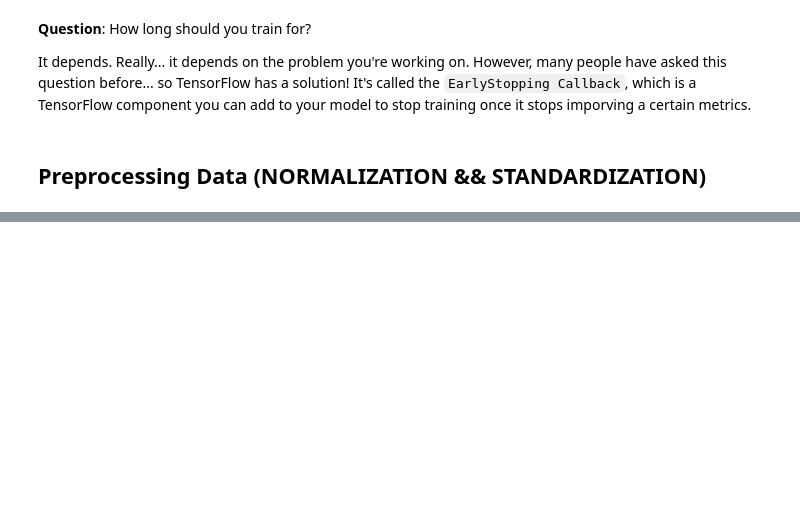
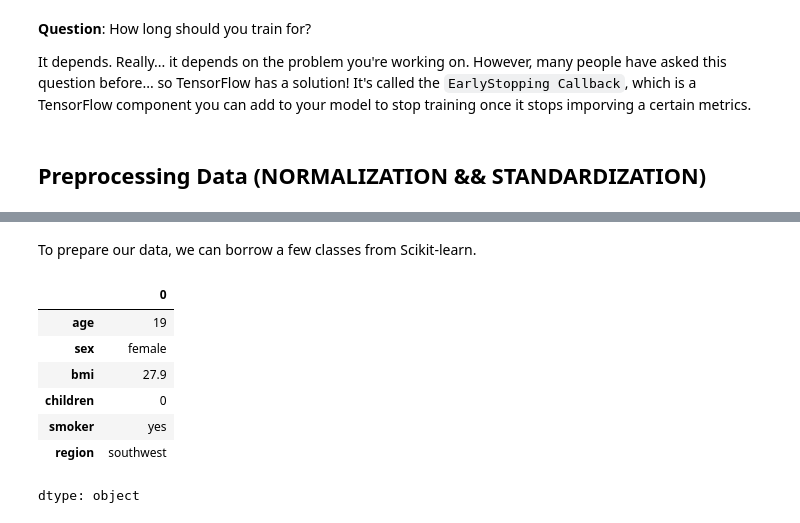
Before and after one commit to danish-khan962/Deep-Learning, a Jupyter notebook: 02_Neural_network_regression_with_tensorflow.ipynb, the cells around one changed output, grey strips where cells are left out. Saved outputs shown, nothing was run; the diff lists cells and outputs as text; code cells hidden in the pictures; blank space fills up the shorter version.

```diff
--- a/02_Neural_network_regression_with_tensorflow.ipynb
+++ b/02_Neural_network_regression_with_tensorflow.ipynb
@@ -1167,0 +1178,8 @@ It depends. Really... it depends on the problem you're working on. However, many
+# %%
+import pandas as pd
+import matplotlib.pyplot as plt
+import tensorflow as tf
+
+# Read in the insurance dataframe
+insurance = pd.read_csv("https://raw.githubusercontent.com/stedy/Machine-Learning-with-R-datasets/refs/heads/master/insurance.csv")
+insurance
@@ -1167,0 +1200,39 @@ It depends. Really... it depends on the problem you're working on. However, many
+# %% [markdown]
+To prepare our data, we can borrow a few classes from Scikit-learn.
+# %%
+from sklearn.compose import make_column_transformer
+from sklearn.preprocessing import MinMaxScaler, OneHotEncoder
+from sklearn.model_selection import train_test_split
+
+# Create a column transformer
+ct = make_column_transformer(
+    (MinMaxScaler(), ["age", "bmi", "children"]), # turn all values in these columns between 0 and 1
+    (OneHotEncoder(handle_unknown="ignore"), ["sex", "smoker", "region"])
+)
+
+
+# Create X and y
+X = insurance.drop("charges", axis=1)
+y = insurance["charges"]
+
+# Build our train and test sets
+X_train, X_test, y_train, y_test = train_test_split(X,y, random_state=42, test_size=0.2)
+
+# Fit the column transformer to our training data
+ct.fit(X_train)
+
+# Transform  training and test data with normalization (MinMaxScaler) and OneHotEncoder
+X_train_normal = ct.transform(X_train)
+X_test_normal = ct.transform(X_test)
+# %%
+# What does our data looks like
+X_train.loc[0]
+# %% [output]
+|  | 0 |
+| age | 19 |
+| sex | female |
+| bmi | 27.9 |
+| children | 0 |
+| smoker | yes |
+| region | southwest |
+dtype: object
```
Also changed, not shown: parts of 46 cells of this notebook.
